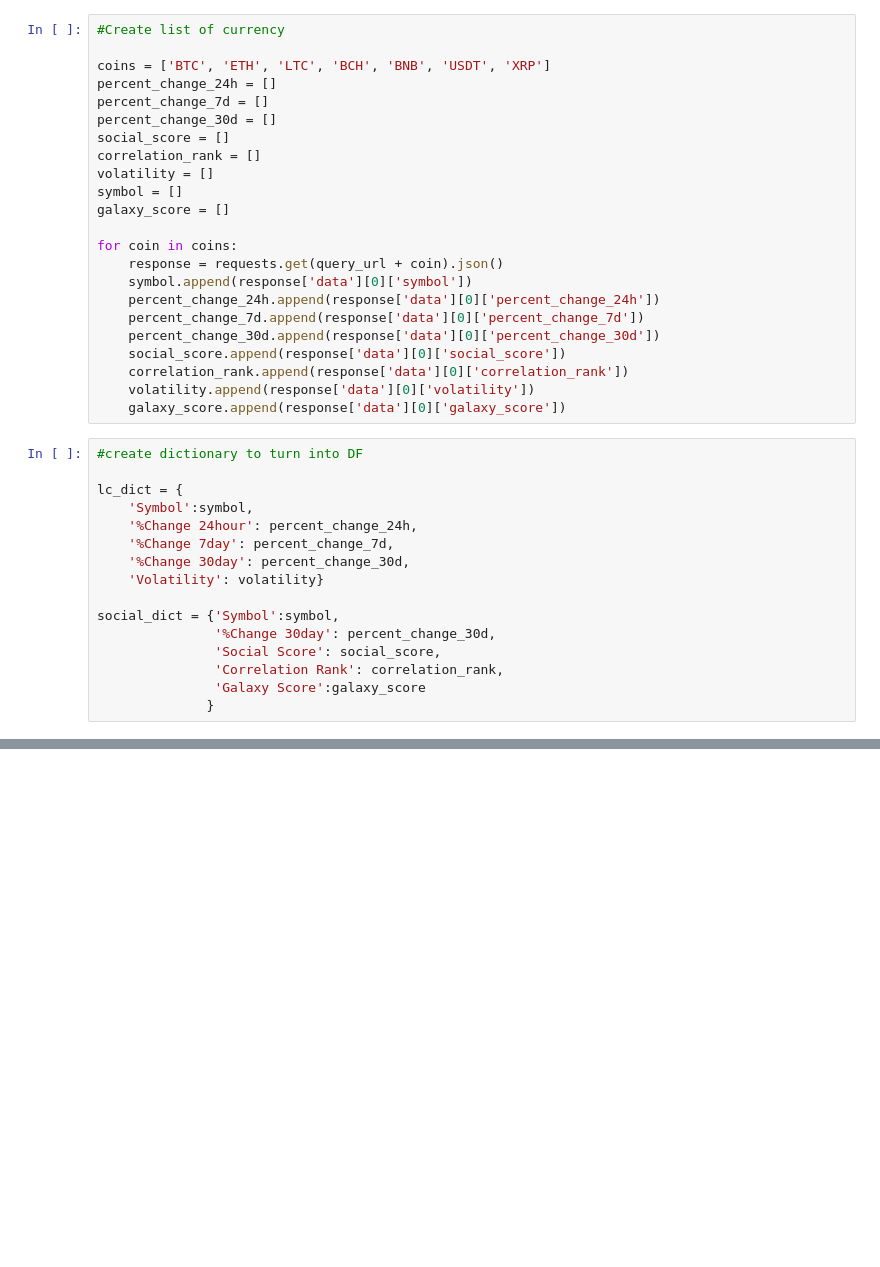
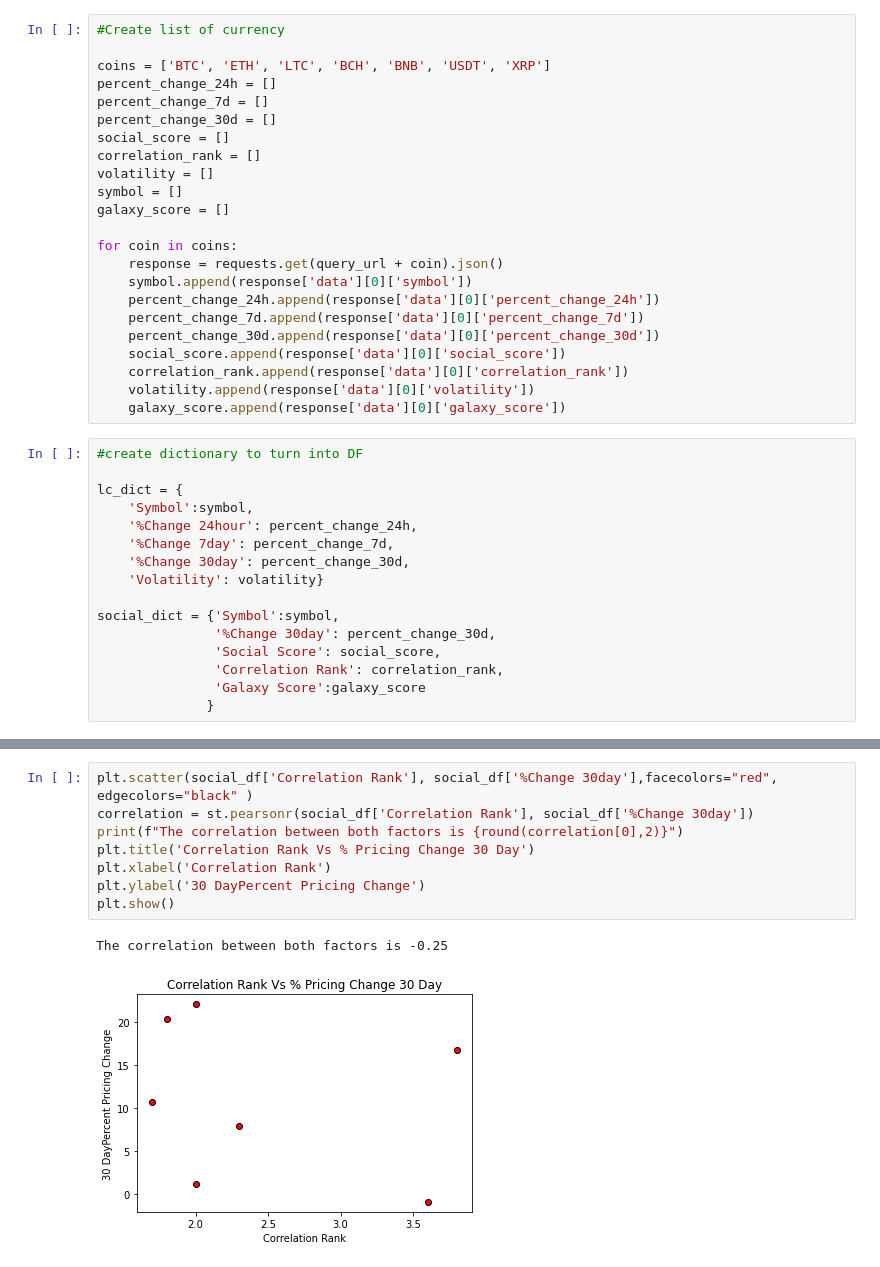
Before and after one commit to sarahheavner/Project1, a Jupyter notebook: LunarCrush.ipynb, the cells around one changed output, grey strips where cells are left out. Cells and saved outputs as stored; diff of their text form; blank space fills up the shorter version.

```diff
--- a/LunarCrush.ipynb
+++ b/LunarCrush.ipynb
@@ -117,0 +119,11 @@ plt.scatter(social_df['Correlation Rank'], social_df['%Change 30day'],facecolors
+# %%
+plt.scatter(social_df['Correlation Rank'], social_df['%Change 30day'],facecolors="red", edgecolors="black" )
+correlation = st.pearsonr(social_df['Correlation Rank'], social_df['%Change 30day'])
+print(f"The correlation between both factors is {round(correlation[0],2)}")
+plt.title('Correlation Rank Vs % Pricing Change 30 Day')
+plt.xlabel('Correlation Rank')
+plt.ylabel('30 DayPercent Pricing Change')
+plt.show()
+# %% [output]
+The correlation between both factors is -0.25
+[figure, added]
```
Also changed, not shown: parts of 9 cells of this notebook, 1 other file.
